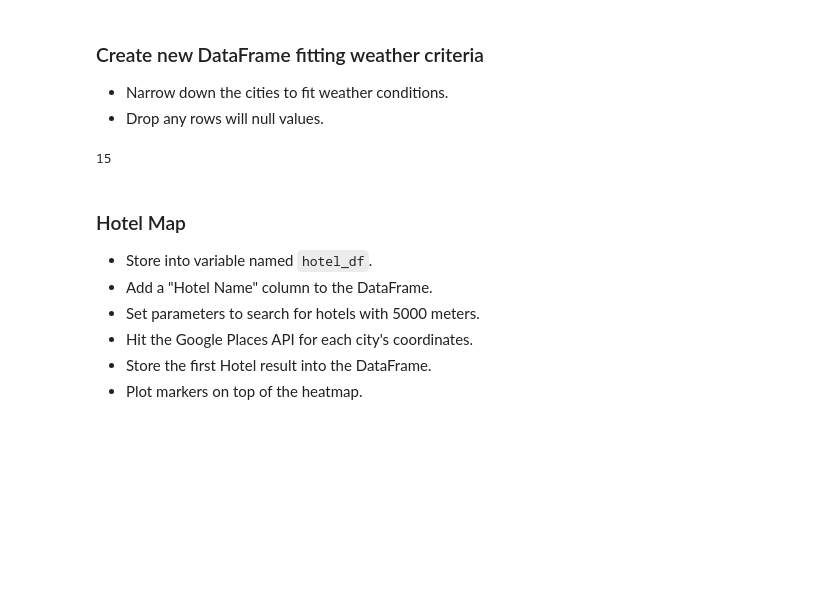
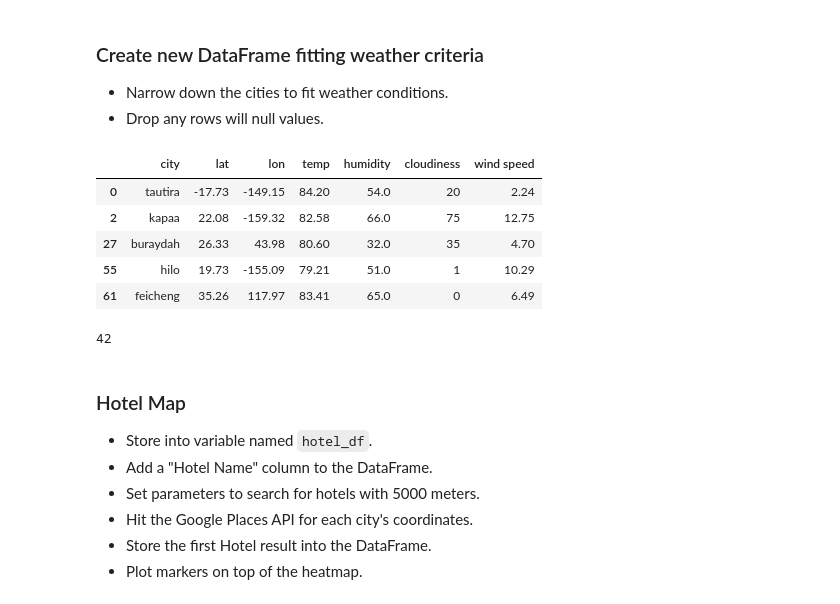
Before and after one commit to hbielser/python-api-challenge, a Jupyter notebook: VacationPy/VacationPySolved.ipynb, the cells around one changed output. Cells and saved outputs as stored; diff of their text form; code cells hidden in the pictures; blank space fills up the shorter version.

```diff
--- a/VacationPy/VacationPySolved.ipynb
+++ b/VacationPy/VacationPySolved.ipynb
@@ -64,12 +65,23 @@ fig
 * Drop any rows will null values.
 # %%
 #narrow cities down to those with ideal weather conditions
-ideal_weather_df = weather_data.loc[(weather_data["temp"] >= 75) & (weather_data["temp"] <=85) & (weather_data["humidity"] < 50) & (weather_data["wind speed"] < 20)]
+ideal_weather_df = weather_data.loc[(weather_data["temp"] >= 75) & (weather_data["temp"] <=85) &
+                                    (weather_data["humidity"] < 70) & (weather_data["wind speed"] < 20)]
 
 #drop cities with missing data
 ideal_weather_df.dropna
 
-#count remaining cities
-len(ideal_weather_df)
+#view df
+ideal_weather_df.head()
 # %% [output]
-15
+|  | city | lat | lon | temp | humidity | cloudiness | wind speed |
+| 0 | tautira | -17.73 | -149.15 | 84.20 | 54.0 | 20 | 2.24 |
+| 2 | kapaa | 22.08 | -159.32 | 82.58 | 66.0 | 75 | 12.75 |
+| 27 | buraydah | 26.33 | 43.98 | 80.60 | 32.0 | 35 | 4.70 |
+| 55 | hilo | 19.73 | -155.09 | 79.21 | 51.0 | 1 | 10.29 |
+| 61 | feicheng | 35.26 | 117.97 | 83.41 | 65.0 | 0 | 6.49 |
+# %%
+#count remaining cities
+len(ideal_weather_df)
+# %% [output]
+42
```
Also changed, not shown: parts of 10 cells of this notebook, 2 other files.
